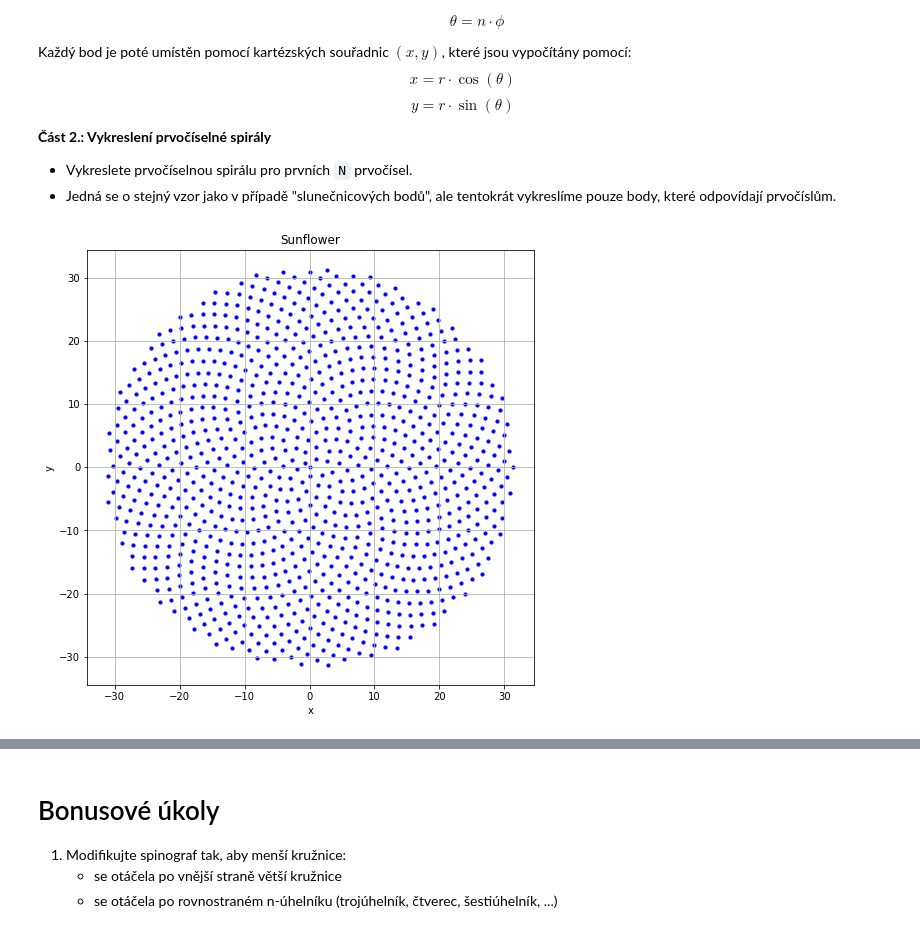
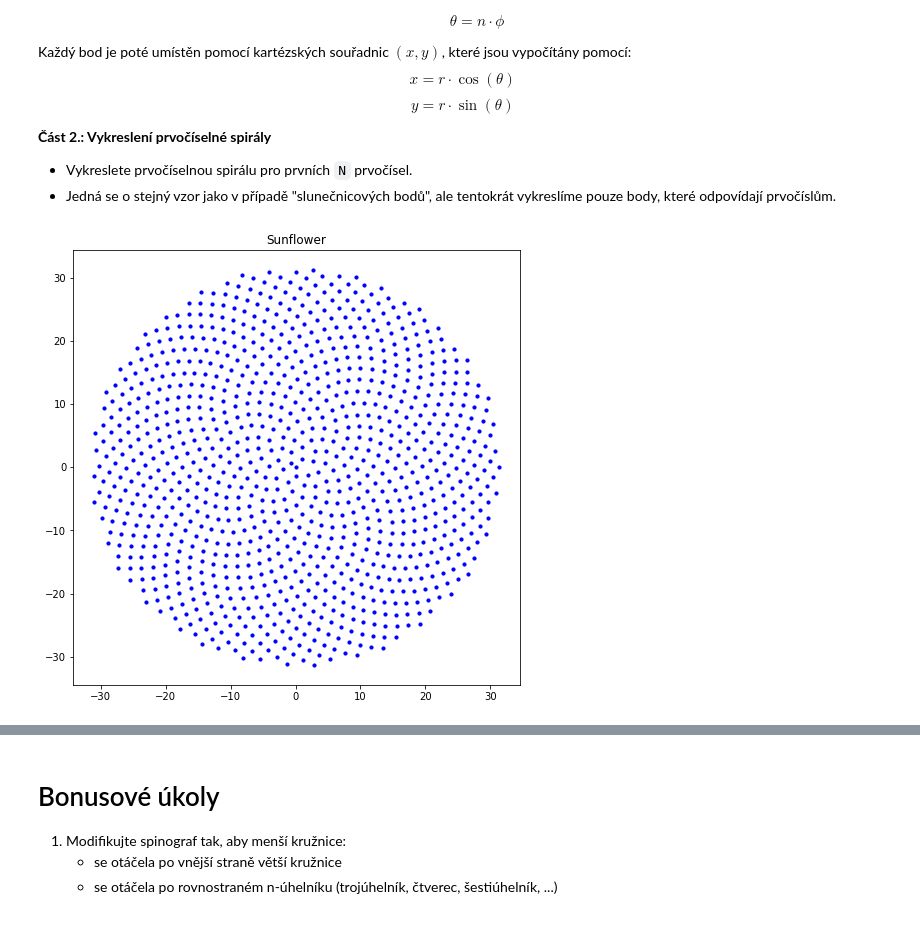
Before and after one commit to NIE0087/vvp-DU, a Jupyter notebook: DU4.ipynb, the cells around one changed output, grey strips where cells are left out. Drawn from its saved outputs; the diff is of its cells as text; code cells hidden in the pictures.

```diff
--- a/DU4.ipynb
+++ b/DU4.ipynb
@@ -125,27 +121,25 @@ $$
 - Jedná se o stejný vzor jako v případě "slunečnicových bodů", ale tentokrát vykreslíme pouze body, které odpovídají prvočíslům.
 # %%
 #TODO
-def SunFlower(n,r):
+def SunFlower(n):
     point = []
     phi = np.pi*(3-np.sqrt(5))
 
     for i in range (n):
         r = np.sqrt(i)
         theta = i*phi
         x = r*np.cos(theta)
         y = r*np.sin(theta)
         point.append((x,y))
 
     plt.figure(figsize=(8, 8))
     plt.title('Sunflower')
     plt.scatter(*zip(*point), color='blue', s=10)
-    plt.xlabel('x')
-    plt.ylabel('y')
-    plt.grid(True)
+
     plt.show()
-SunFlower(1000,100)
+SunFlower(1000)
 # %% [output]
-[figure, old version]
+[figure, new version]
 # %%
 def prime_num_find(n):
     if n == 1:
```
Also changed, not shown: parts of 2 cells of this notebook.
